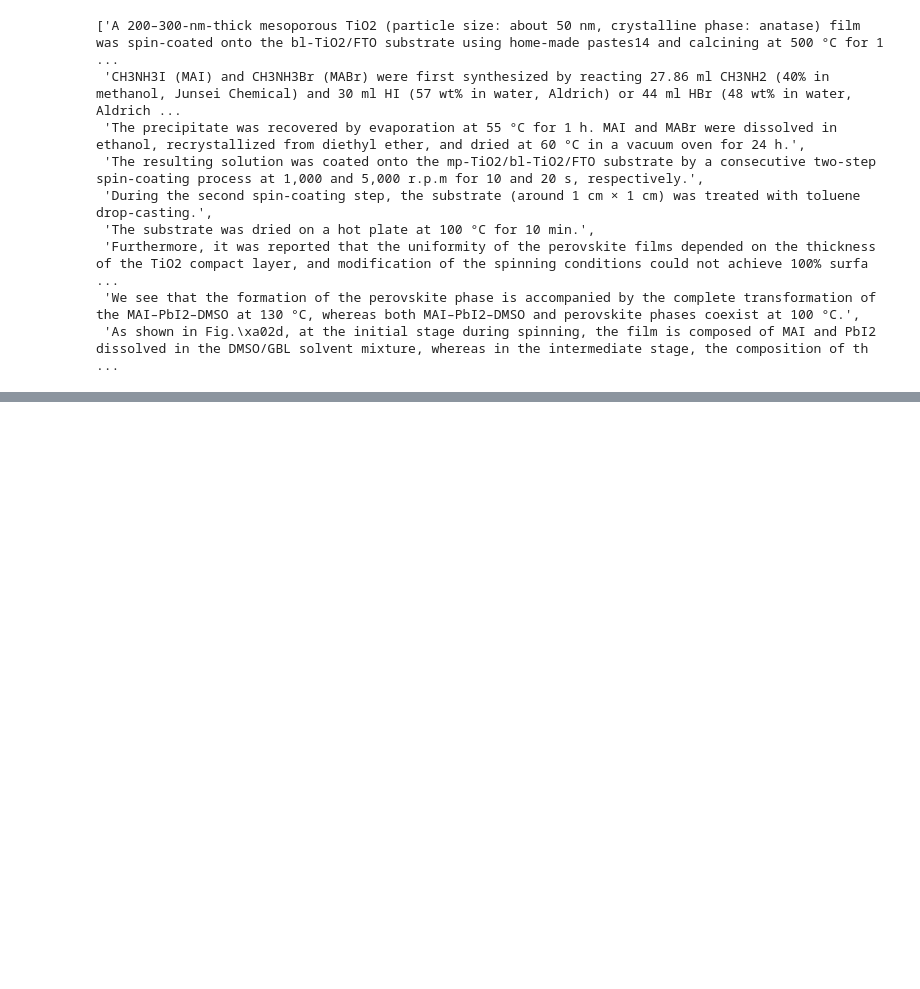
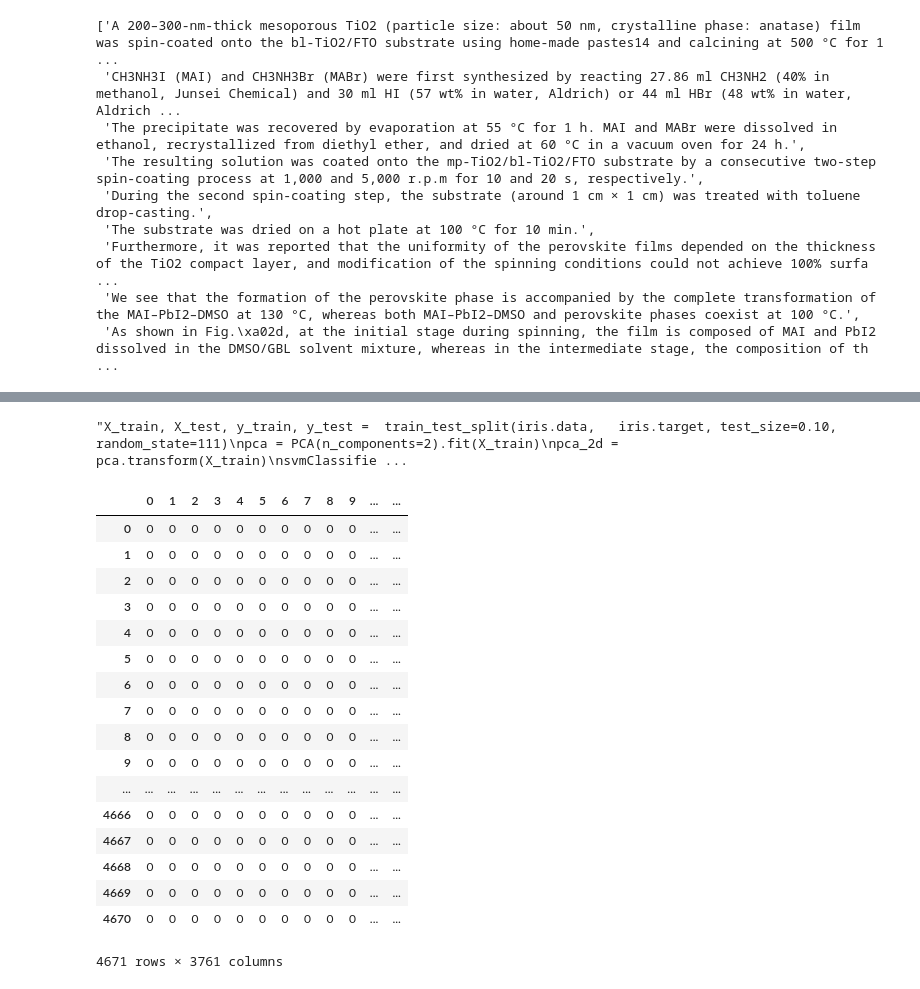
Before and after one commit to paper-parser/paper-parser, a Jupyter notebook: development_notebooks/Extract_synthesis_para.ipynb, the cells around one changed output, grey strips where cells are left out. Drawn from its saved outputs; the diff is of its cells as text; code cells hidden in the pictures; blank space fills up the shorter version.

```diff
--- a/development_notebooks/Extract_synthesis_para.ipynb
+++ b/development_notebooks/Extract_synthesis_para.ipynb
@@ -173,3 +165,15 @@ Not_Synthesis_sentence
  'Legal notice',
  'Accessibility statement',
  'Terms & Conditions']
+# %%
+from sklearn.decomposition import PCA
+from sklearn.datasets import load_iris
+from sklearn import svm
+from sklearn.model_selection import train_test_split
+import pylab as pl
+import numpy as np
+iris = load_iris()
+# %%
+X_train, X_test, y_train, y_test =  train_test_split(iris.data,   iris.target, test_size=0.10, random_state=111)
+pca = PCA(n_components=2).fit(X_train)
+pca_2d = pca.transform(X_train)
@@ -175,0 +189,21 @@ Not_Synthesis_sentence
+# %%
+svmClassifier_2d =   svm.LinearSVC(random_state=111).fit(   pca_2d, y_train)
+for i in range(0, pca_2d.shape[0]):
+    if y_train[i] == 0:
+        c1 = pl.scatter(pca_2d[i,0],pca_2d[i,1],c='r',    s=50,marker='+')
+    elif y_train[i] == 1:
+        c2 = pl.scatter(pca_2d[i,0],pca_2d[i,1],c='g',    s=50,marker='o')
+    elif y_train[i] == 2:
+        c3 = pl.scatter(pca_2d[i,0],pca_2d[i,1],c='b',    s=50,marker='*')
+pl.legend([c1, c2, c3], ['Setosa', 'Versicolor',   'Virginica'])
+x_min, x_max = pca_2d[:, 0].min() - 1,   pca_2d[:,0].max() + 1
+y_min, y_max = pca_2d[:, 1].min() - 1,   pca_2d[:, 1].max() + 1
+xx, yy = np.meshgrid(np.arange(x_min, x_max, .01),   np.arange(y_min, y_max, .01))
+Z = svmClassifier_2d.predict(np.c_[xx.ravel(),  yy.ravel()])
+Z = Z.reshape(xx.shape)
+pl.contour(xx, yy, Z)
+pl.title('Support Vector Machine Decision Surface')
+pl.axis('off')
+pl.show()
+# %% [output]
+"X_train, X_test, y_train, y_test =  train_test_split(iris.data,   iris.target, test_size=0.10, random_state=111)\npca = PCA(n_components=2).fit(X_train)\npca_2d = pca.transform(X_train)\nsvmClassifie ...
@@ -175,0 +214,22 @@ Not_Synthesis_sentence
+# %%
+df=pd.DataFrame(X_train_counts.todense())
+df
+# %% [output]
+|  | 0 | 1 | 2 | 3 | 4 | 5 | 6 | 7 | 8 | 9 | ... | ... |
+| 0 | 0 | 0 | 0 | 0 | 0 | 0 | 0 | 0 | 0 | 0 | ... | ... |
+| 1 | 0 | 0 | 0 | 0 | 0 | 0 | 0 | 0 | 0 | 0 | ... | ... |
+| 2 | 0 | 0 | 0 | 0 | 0 | 0 | 0 | 0 | 0 | 0 | ... | ... |
+| 3 | 0 | 0 | 0 | 0 | 0 | 0 | 0 | 0 | 0 | 0 | ... | ... |
+| 4 | 0 | 0 | 0 | 0 | 0 | 0 | 0 | 0 | 0 | 0 | ... | ... |
+| 5 | 0 | 0 | 0 | 0 | 0 | 0 | 0 | 0 | 0 | 0 | ... | ... |
+| 6 | 0 | 0 | 0 | 0 | 0 | 0 | 0 | 0 | 0 | 0 | ... | ... |
+| 7 | 0 | 0 | 0 | 0 | 0 | 0 | 0 | 0 | 0 | 0 | ... | ... |
+| 8 | 0 | 0 | 0 | 0 | 0 | 0 | 0 | 0 | 0 | 0 | ... | ... |
+| 9 | 0 | 0 | 0 | 0 | 0 | 0 | 0 | 0 | 0 | 0 | ... | ... |
+| ... | ... | ... | ... | ... | ... | ... | ... | ... | ... | ... | ... | ... |
+| 4666 | 0 | 0 | 0 | 0 | 0 | 0 | 0 | 0 | 0 | 0 | ... | ... |
+| 4667 | 0 | 0 | 0 | 0 | 0 | 0 | 0 | 0 | 0 | 0 | ... | ... |
+| 4668 | 0 | 0 | 0 | 0 | 0 | 0 | 0 | 0 | 0 | 0 | ... | ... |
+| 4669 | 0 | 0 | 0 | 0 | 0 | 0 | 0 | 0 | 0 | 0 | ... | ... |
+| 4670 | 0 | 0 | 0 | 0 | 0 | 0 | 0 | 0 | 0 | 0 | ... | ... |
+4671 rows × 3761 columns
```
Also changed, not shown: parts of 11 cells of this notebook.
